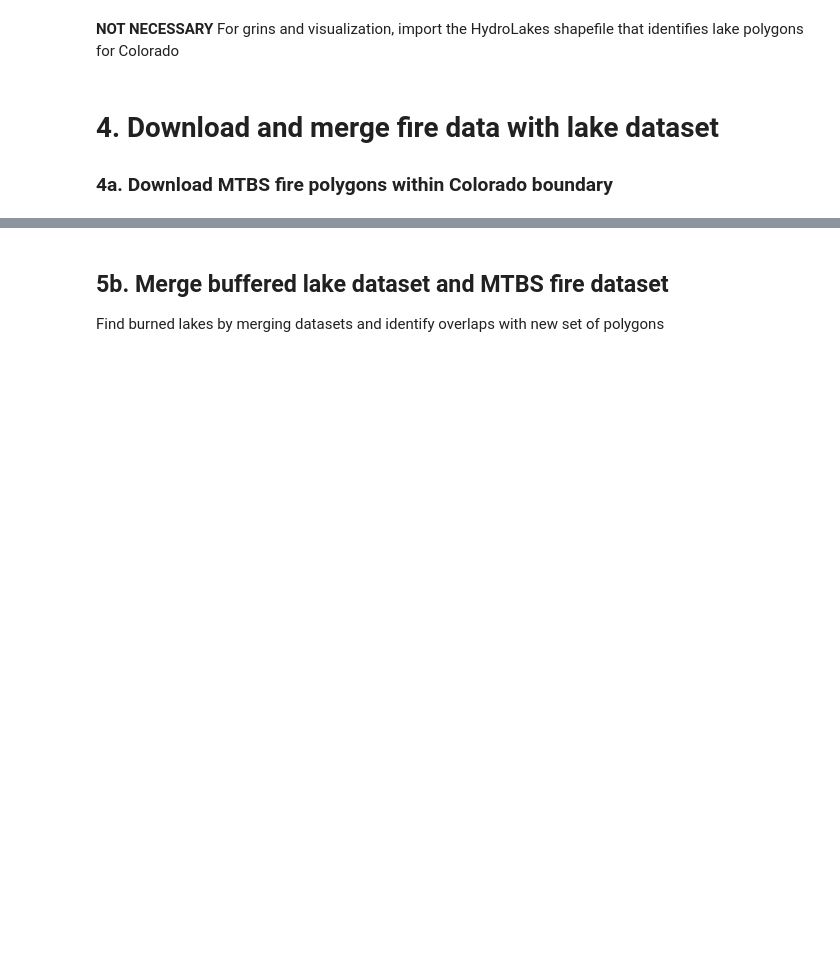
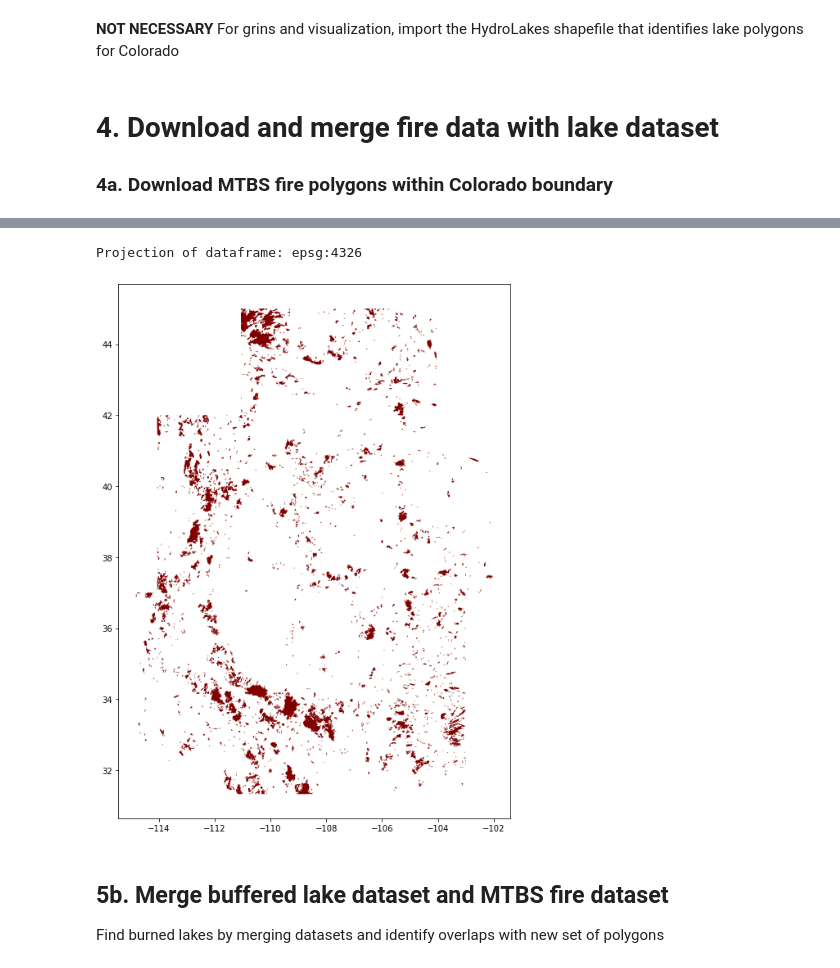
Before and after one commit to earthlab-education/ea-2021-final-project-wildfire_lake_productivity, a Jupyter notebook: data_collection_and_analysis_notebooks/01_download_clip_merge.ipynb, the cells around one changed output, grey strips where cells are left out. Drawn from its saved outputs; the diff is of its cells as text; code cells hidden in the pictures; blank space fills up the shorter version.

```diff
--- a/data_collection_and_analysis_notebooks/01_download_clip_merge.ipynb
+++ b/data_collection_and_analysis_notebooks/01_download_clip_merge.ipynb
@@ -77,6 +73,0 @@ to use in clipping the MTBS and HydroLAKES dataset
-# %%
-url = 'https://opendata.arcgis.com/datasets/4402a8e032ed49eb8b37fd729e4e8f03_9.geojson'
-colo_shp = gpd.read_file(url)
-
-# Make sure appropriate crs for Colorado distances
-colo_shp = colo_shp.set_crs(epsg=4326)
@@ -159,3 +174,17 @@ mtbs_polys.head()
+# %%
+# Observe data
+mtbs_polys.head()
+mtbs_polys = mtbs_polys.to_crs(states_gdf.crs)
+print("Projection of dataframe: {}".format(mtbs_polys.crs))
+
+# Plot points
+fig, ax = plt.subplots(figsize=(16, 12))
+
+mtbs_polys['geometry'].plot(ax=ax,
+                color='maroon');
+# %% [output]
+Projection of dataframe: epsg:4326
+[figure, added]
 # %% [markdown]
 ## 5b. Merge buffered lake dataset and MTBS fire dataset
 Find burned lakes by merging datasets and identify overlaps with new set of polygons
```
Also changed, not shown: parts of 23 cells of this notebook, 4 other files.
